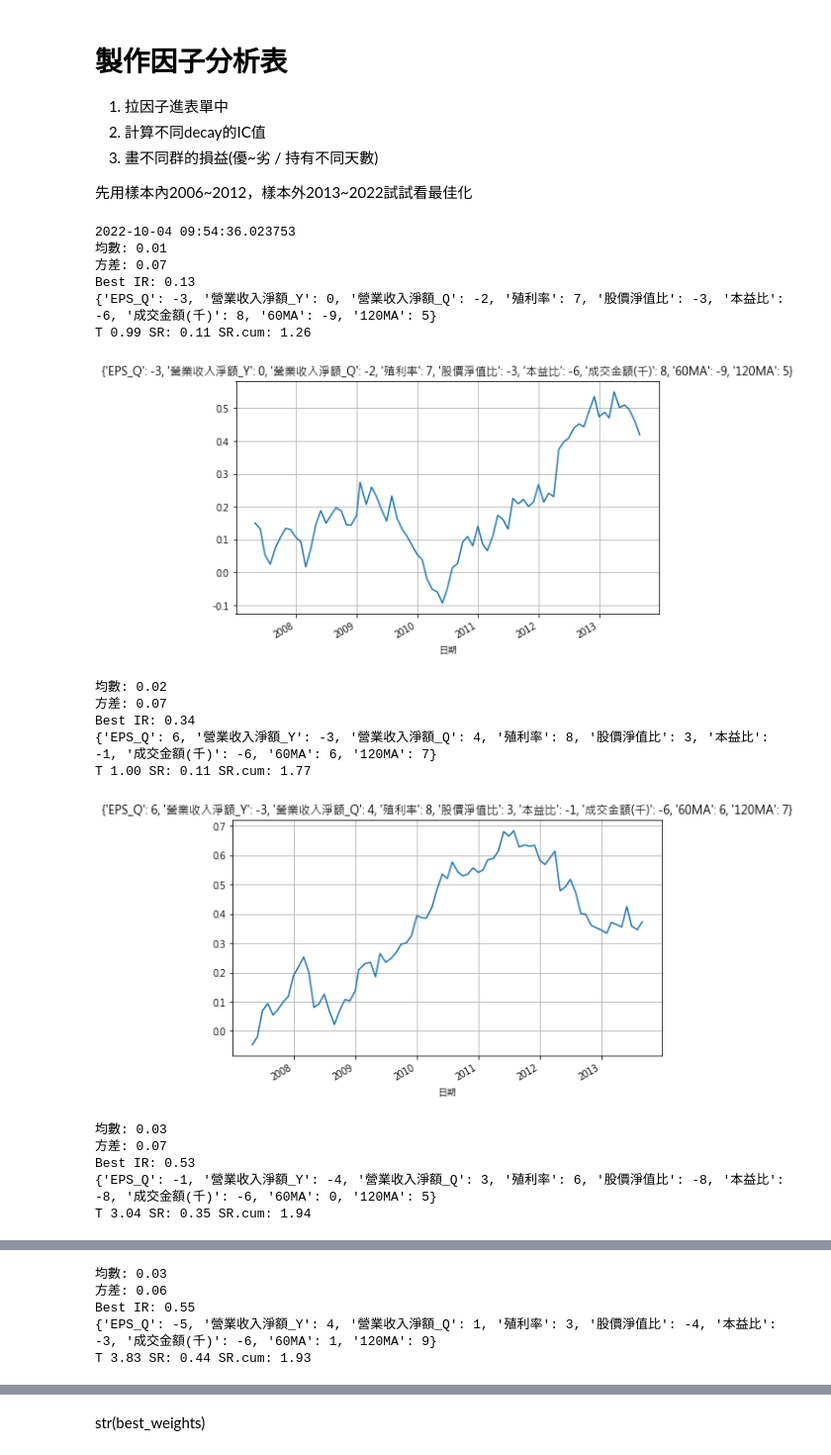
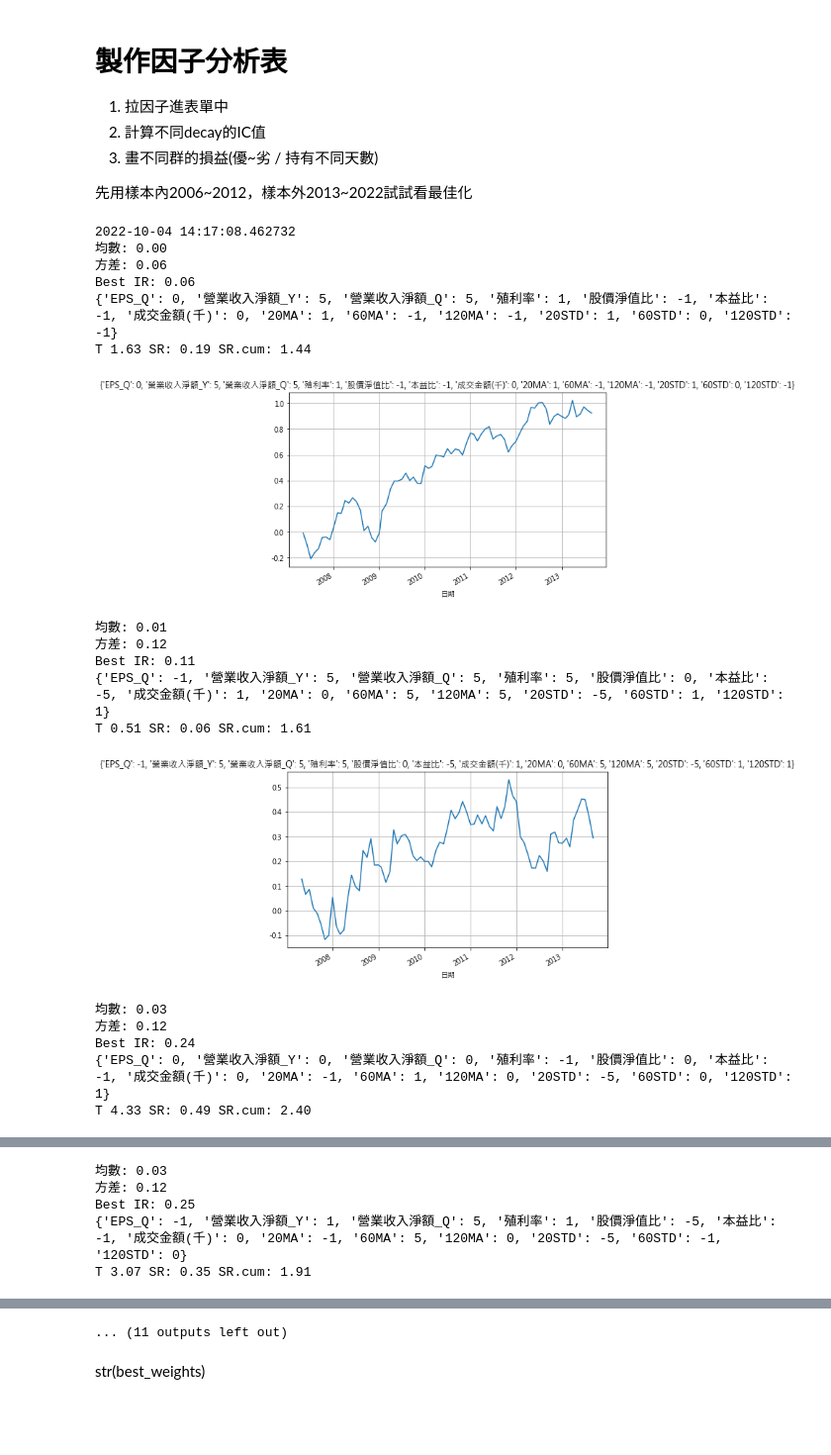
Before and after one commit to Chastely00/Chast, a Jupyter notebook: 製作因子分析表.ipynb, the cells around one changed output, grey strips where cells are left out. Shown: that part at 99% size. Cells and saved outputs as stored; diff of their text form; code cells hidden in the pictures; blank space fills up the shorter version.

```diff
--- a/製作因子分析表.ipynb
+++ b/製作因子分析表.ipynb
@@ -137,7 +137,7 @@ class Factor:
 
         return n.fillna(method='ffill').loc[idx, col]
 
-    def get_norm_factor(self, name: Union[str, list], growth: bool=False, growth_len: int=1):
+    def get_norm_factor(self, name: Union[str, list, pd.DataFrame], growth: bool=False, growth_len: int=1):
         """
         name: 放要抓的factor名稱
         growth: 如果要用pct_change算則=True
@@ -149,6 +149,8 @@ class Factor:
                     df = self.data[n]
                 else:
                     df = pd.DataFrame(self.db[n].find({"日期": {'$gt': self.start, '$lt': self.end}}, {'_id': 0})).set_index('日期')
+        elif type(name) == pd.DataFrame:
+            df = name
         else:
             if name in self.data.keys():
                 df = self.data[name]
@@ -190,8 +192,12 @@ factors = {
     '股價淨值比': factor.get_norm_factor('股價淨值比'),
     '本益比': factor.get_norm_factor('本益比(近四季)'),
     '成交金額(千)': factor.get_norm_factor('成交金額(千)'),
-    '60MA': factor.data['還原收盤價'] > factor.data['還原收盤價'].rolling(60).mean(),
-    '120MA': factor.data['還原收盤價'] > factor.data['還原收盤價'].rolling(120).mean()
+    '20MA': factor.get_norm_factor(factor.data['還原收盤價'].rolling(20).mean().pct_change()),
+    '60MA': factor.get_norm_factor(factor.data['還原收盤價'].rolling(60).mean().pct_change()),
+    '120MA': factor.get_norm_factor(factor.data['還原收盤價'].rolling(120).mean().pct_change()),
+    '20STD': factor.get_norm_factor(factor.data['還原收盤價'].pct_change().rolling(20).std()),
+    '60STD': factor.get_norm_factor(factor.data['還原收盤價'].pct_change().rolling(60).std()),
+    '120STD': factor.get_norm_factor(factor.data['還原收盤價'].pct_change().rolling(120).std())
 }
 # %%
 def t_stat(series):
@@ -209,15 +215,19 @@ for c in close_m.columns:
 close_m = close_m.shift(-1)
 for _ in range(1000):
     weights = {
-        'EPS_Q': np.random.randint(-5, 10),
-        '營業收入淨額_Y': np.random.randint(-5, 10),
-        '營業收入淨額_Q': np.random.randint(-5, 10),
-        '殖利率': np.random.randint(-5, 10),
-        '股價淨值比': np.random.randint(-10, 5),
-        '本益比': np.random.randint(-10, 5),
-        '成交金額(千)': np.random.randint(-10, 10),
-        '60MA':  np.random.randint(-10, 10),
-        '120MA':  np.random.randint(-10, 10)
+        'EPS_Q': np.random.choice([-1, 0, 1, 5]),
+        '營業收入淨額_Y': np.random.choice([-1, 0, 1, 5]),
+        '營業收入淨額_Q': np.random.choice([-1, 0, 1, 5]),
+        '殖利率': np.random.choice([-1, 0, 1, 5]),
+        '股價淨值比': np.random.choice([-5, -1, 0, 1]),
+        '本益比': np.random.choice([-5, -1, 0, 1]),
+        '成交金額(千)': np.random.choice([-1, 0, 1]),
+        '20MA':  np.random.choice([-1, 0, 1, 5]),
+        '60MA':  np.random.choice([-1, 0, 1, 5]),
+        '120MA':  np.random.choice([-1, 0, 1, 5]),
+        '20STD':  np.random.choice([-5, -1, 0, 1]),
+        '60STD':  np.random.choice([-5, -1, 0, 1]),
+        '120STD':  np.random.choice([-5, -1, 0, 1])
     }
 
     multifactor = dict()
@@ -232,48 +242,48 @@ for _ in range(1000):
         best_weights = weights
         best_weights_list.append(weights)
         print('均數: {:.2f}'.format(ic_multifactor.mean()))
         print('方差: {:.2f}'.format(ic_multifactor.std()))
         print('Best IR: {:.2f}'.format(best_ir))
         print(best_weights)
         # 分群計算
         #group_names = ['first quantile', 'second quantile', 'third quantile', 'fourth quantile', 'fifth quantile']
         #group_names = ['1', '2', '3', '4', '5', '6', '7', '8', '9', '10', '11', '12' ,'13', '14', '15']
         multifactor_m = pd.DataFrame(sum(multifactor.values())).fillna(method='ffill').groupby(pd.Grouper(freq='1m')).tail(1)
         df_group_results = pd.DataFrame(index=multifactor_m.index, columns=group_names)
         for idx, row in multifactor_m.iterrows():
             # 如果都收盤買賣，不會滑價 每次進出場就是0.001425+0.001425+0.003
             se = pd.Series(close_m.loc[idx, :] - 0.00550, name=idx)
             if len(row.dropna()) >= 5:
                 df_group_results.loc[idx, :] = se.groupby(pd.qcut(row, 50, labels=group_names)).mean()
         # 買第五群(最高分) 賣第一群(最低分)
         pf = (df_group_results['50'] - df_group_results['1'])
         pf.cumsum().plot(figsize=(8, 5), grid=True, title=str(best_weights))
         t_ratio = t_stat(pf)
         t_list.append(t_ratio)
         sharpe_ratio = pf.mean() / pf.std()
         sharpe_ratio_cum = pf.cumsum().mean() / pf.cumsum().std()
         print('T {:.2f}'.format(t_ratio), 'SR: {:.2f}'.format(sharpe_ratio), 'SR.cum: {:.2f}'.format(sharpe_ratio_cum))
         plt.show()
         #df_group_results.cumsum().plot(figsize=(16, 9), grid=True)
 print(datetime.datetime.now())
 print(best_ir)
 print(best_weights)
 # %% [output]
-2022-10-04 09:54:36.023753
-均數: 0.01
-方差: 0.07
-Best IR: 0.13
-{'EPS_Q': -3, '營業收入淨額_Y': 0, '營業收入淨額_Q': -2, '殖利率': 7, '股價淨值比': -3, '本益比': -6, '成交金額(千)': 8, '60MA': -9, '120MA': 5}
-T 0.99 SR: 0.11 SR.cum: 1.26
+2022-10-04 14:17:08.462732
+均數: 0.00
+方差: 0.06
+Best IR: 0.06
+{'EPS_Q': 0, '營業收入淨額_Y': 5, '營業收入淨額_Q': 5, '殖利率': 1, '股價淨值比': -1, '本益比': -1, '成交金額(千)': 0, '20MA': 1, '60MA': -1, '120MA': -1, '20STD': 1, '60STD': 0, '120STD': -1}
+T 1.63 SR: 0.19 SR.cum: 1.44
-[figure, old version]
+[figure, new version]
-均數: 0.02
-方差: 0.07
-Best IR: 0.34
-{'EPS_Q': 6, '營業收入淨額_Y': -3, '營業收入淨額_Q': 4, '殖利率': 8, '股價淨值比': 3, '本益比': -1, '成交金額(千)': -6, '60MA': 6, '120MA': 7}
-T 1.00 SR: 0.11 SR.cum: 1.77
+均數: 0.01
+方差: 0.12
+Best IR: 0.11
+{'EPS_Q': -1, '營業收入淨額_Y': 5, '營業收入淨額_Q': 5, '殖利率': 5, '股價淨值比': 0, '本益比': -5, '成交金額(千)': 1, '20MA': 0, '60MA': 5, '120MA': 5, '20STD': -5, '60STD': 1, '120STD': 1}
+T 0.51 SR: 0.06 SR.cum: 1.61
-[figure, old version]
+[figure, new version]
 均數: 0.03
-方差: 0.07
-Best IR: 0.53
-{'EPS_Q': -1, '營業收入淨額_Y': -4, '營業收入淨額_Q': 3, '殖利率': 6, '股價淨值比': -8, '本益比': -8, '成交金額(千)': -6, '60MA': 0, '120MA': 5}
-T 3.04 SR: 0.35 SR.cum: 1.94
+方差: 0.12
+Best IR: 0.24
+{'EPS_Q': 0, '營業收入淨額_Y': 0, '營業收入淨額_Q': 0, '殖利率': -1, '股價淨值比': 0, '本益比': -1, '成交金額(千)': 0, '20MA': -1, '60MA': 1, '120MA': 0, '20STD': -5, '60STD': 0, '120STD': 1}
+T 4.33 SR: 0.49 SR.cum: 2.40
@@ -281,5 +291,5 @@ T 3.04 SR: 0.35 SR.cum: 1.94
 均數: 0.03
-方差: 0.06
-Best IR: 0.55
-{'EPS_Q': -5, '營業收入淨額_Y': 4, '營業收入淨額_Q': 1, '殖利率': 3, '股價淨值比': -4, '本益比': -3, '成交金額(千)': -6, '60MA': 1, '120MA': 9}
-T 3.83 SR: 0.44 SR.cum: 1.93
+方差: 0.12
+Best IR: 0.25
+{'EPS_Q': -1, '營業收入淨額_Y': 1, '營業收入淨額_Q': 5, '殖利率': 1, '股價淨值比': -5, '本益比': -1, '成交金額(千)': 0, '20MA': -1, '60MA': 5, '120MA': 0, '20STD': -5, '60STD': -1, '120STD': 0}
+T 3.07 SR: 0.35 SR.cum: 1.91
@@ -287,3 +309,4 @@ T 3.83 SR: 0.44 SR.cum: 1.93
+... (11 outputs left out)
 # %% [markdown]
 str(best_weights)
 # %% [markdown]
```
Also changed, not shown: parts of 5 cells of this notebook, 5 other files.
